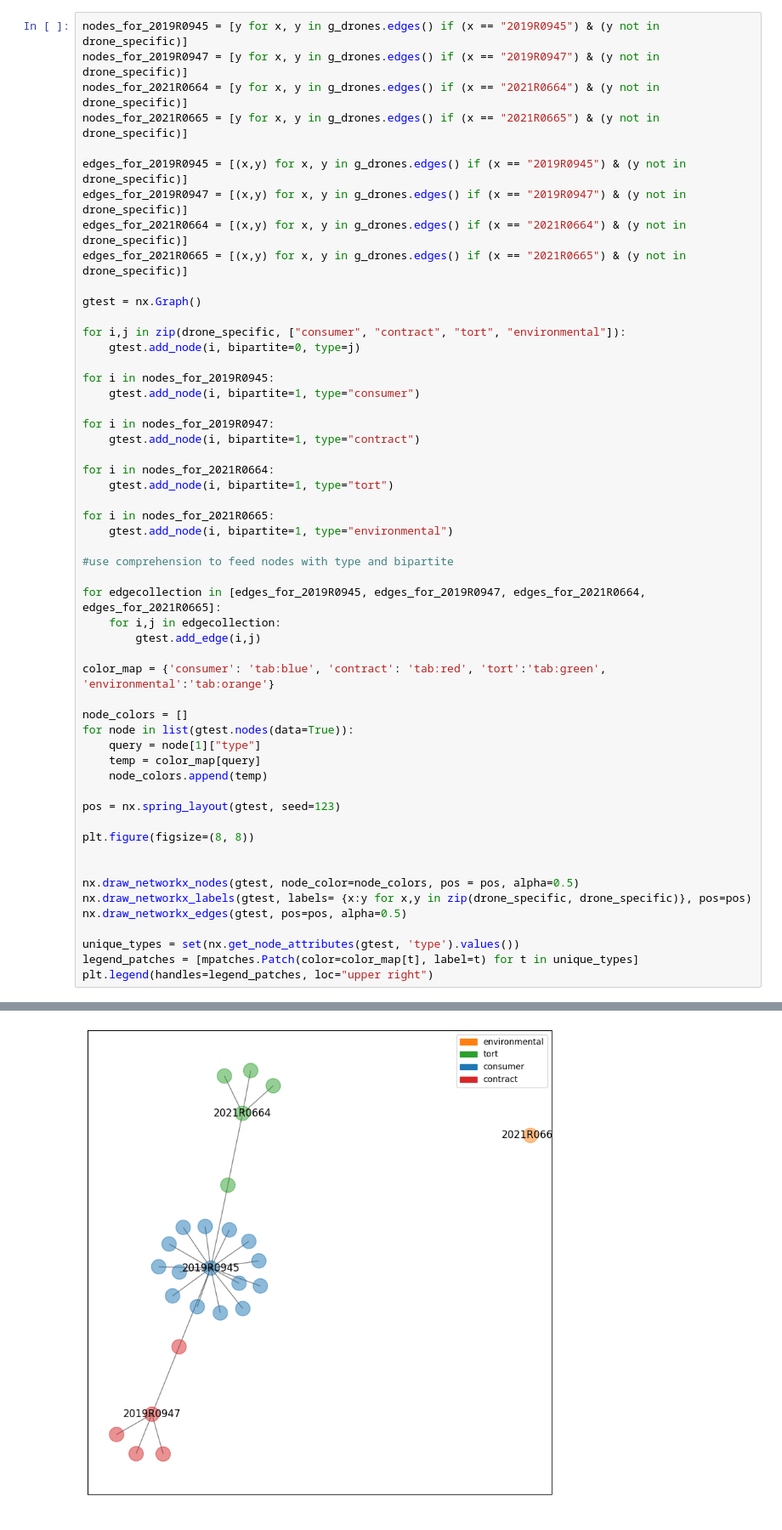
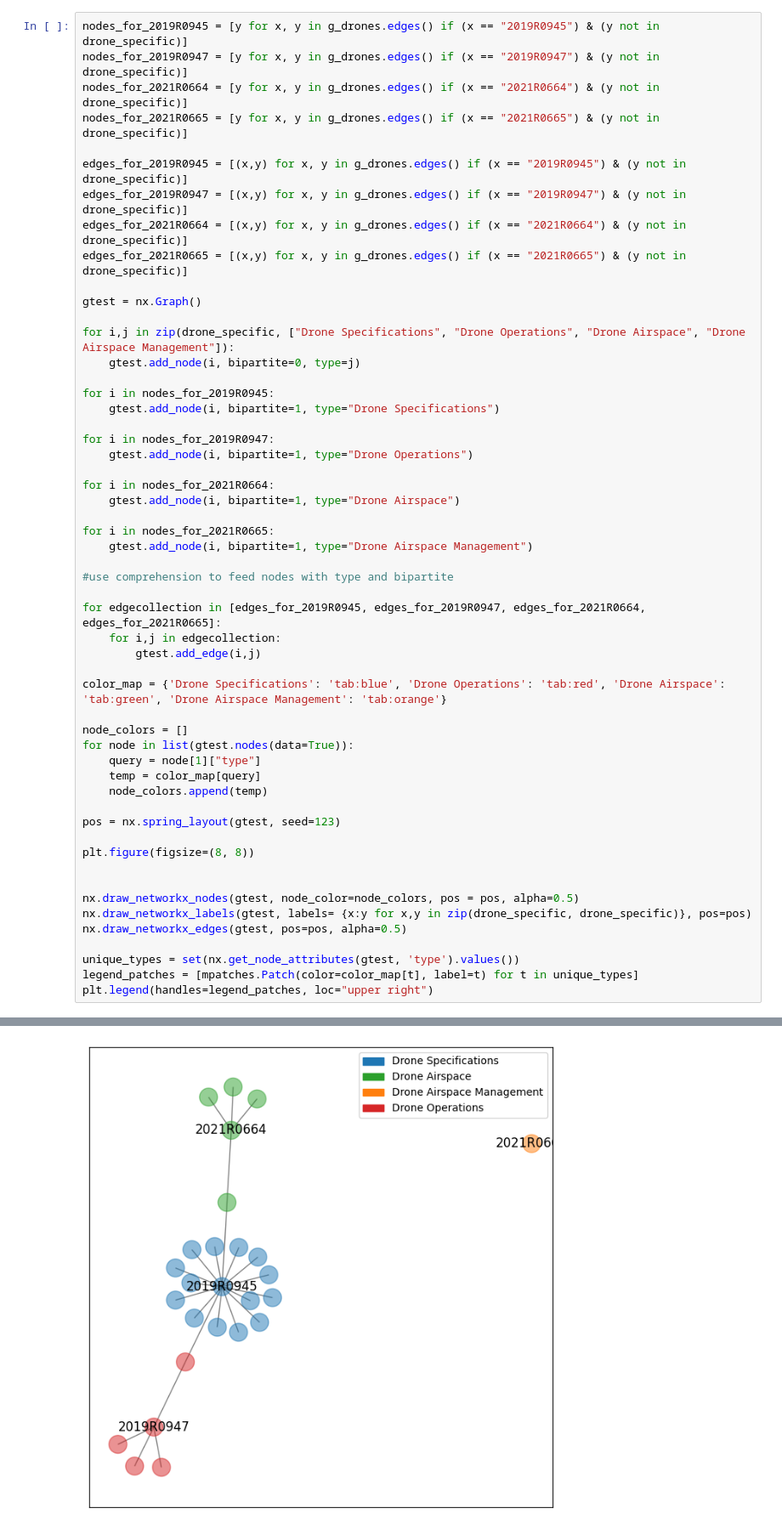
Before and after one commit to MaastrichtUniversityPress/legal-network-textbook, a Jupyter notebook: book/content/Chapter_2_Key_Concepts.ipynb, the cells around one changed output, grey strips where cells are left out. Shown at 85% size. Drawn from its saved outputs; the diff is of its cells as text.

```diff
--- a/book/content/Chapter_2_Key_Concepts.ipynb
+++ b/book/content/Chapter_2_Key_Concepts.ipynb
@@ -145,20 +145,20 @@ edges_for_2021R0665 = [(x,y) for x, y in g_drones.edges() if (x == "2021R0665")
 
 gtest = nx.Graph()
 
-for i,j in zip(drone_specific, ["consumer", "contract", "tort", "environmental"]):
+for i,j in zip(drone_specific, ["Drone Specifications", "Drone Operations", "Drone Airspace", "Drone Airspace Management"]):
     gtest.add_node(i, bipartite=0, type=j)
 
 for i in nodes_for_2019R0945:
-    gtest.add_node(i, bipartite=1, type="consumer")
+    gtest.add_node(i, bipartite=1, type="Drone Specifications")
 
 for i in nodes_for_2019R0947:
-    gtest.add_node(i, bipartite=1, type="contract")
+    gtest.add_node(i, bipartite=1, type="Drone Operations")
 
 for i in nodes_for_2021R0664:
-    gtest.add_node(i, bipartite=1, type="tort")
+    gtest.add_node(i, bipartite=1, type="Drone Airspace")
 
 for i in nodes_for_2021R0665:
-    gtest.add_node(i, bipartite=1, type="environmental")
+    gtest.add_node(i, bipartite=1, type="Drone Airspace Management")
 
 #use comprehension to feed nodes with type and bipartite
 
@@ -166,7 +166,7 @@ for edgecollection in [edges_for_2019R0945, edges_for_2019R0947, edges_for_2021R
     for i,j in edgecollection:
         gtest.add_edge(i,j)
 
-color_map = {'consumer': 'tab:blue', 'contract': 'tab:red', 'tort':'tab:green', 'environmental':'tab:orange'}
+color_map = {'Drone Specifications': 'tab:blue', 'Drone Operations': 'tab:red', 'Drone Airspace': 'tab:green', 'Drone Airspace Management': 'tab:orange'}
 
 node_colors = []
 for node in list(gtest.nodes(data=True)):
@@ -190,4 +191,4 @@ plt.legend(handles=legend_patches, loc="upper right")
-[figure, old version]
+[figure, new version]
 # %% [markdown]
 # 2.5 Subgraphs
 
```
Also changed, not shown: parts of 8 cells of this notebook.
